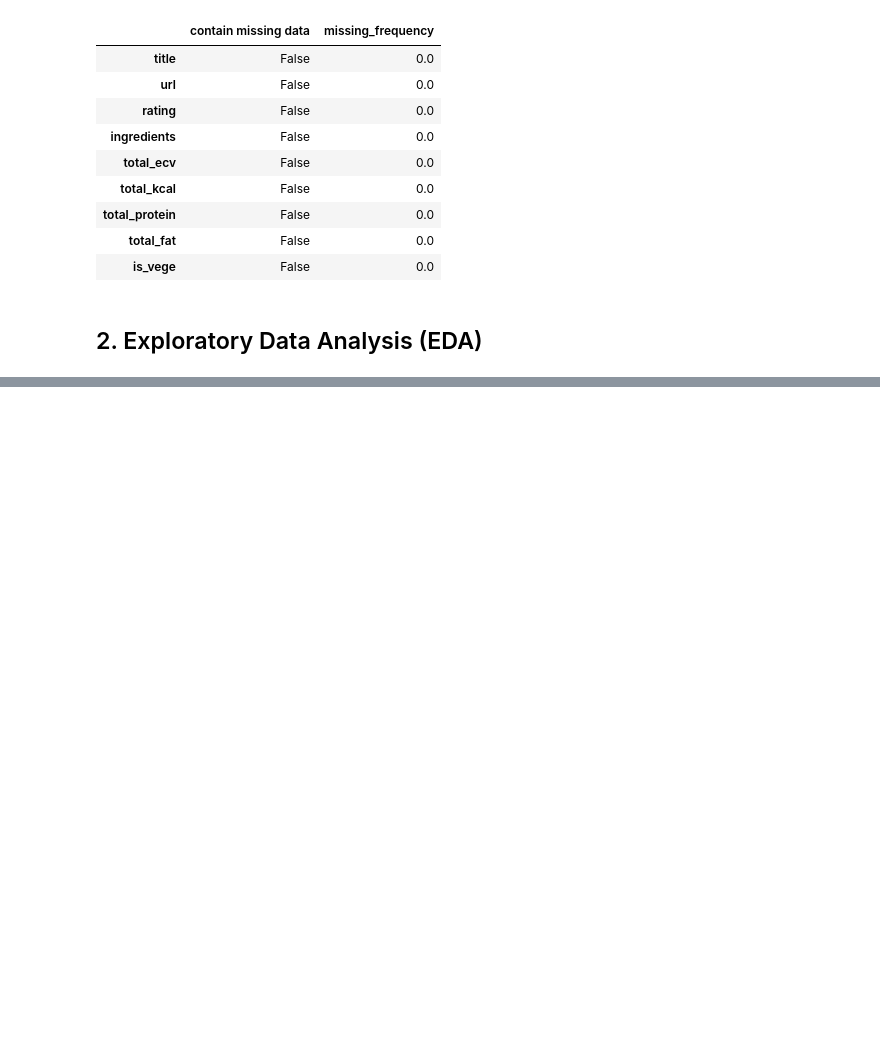
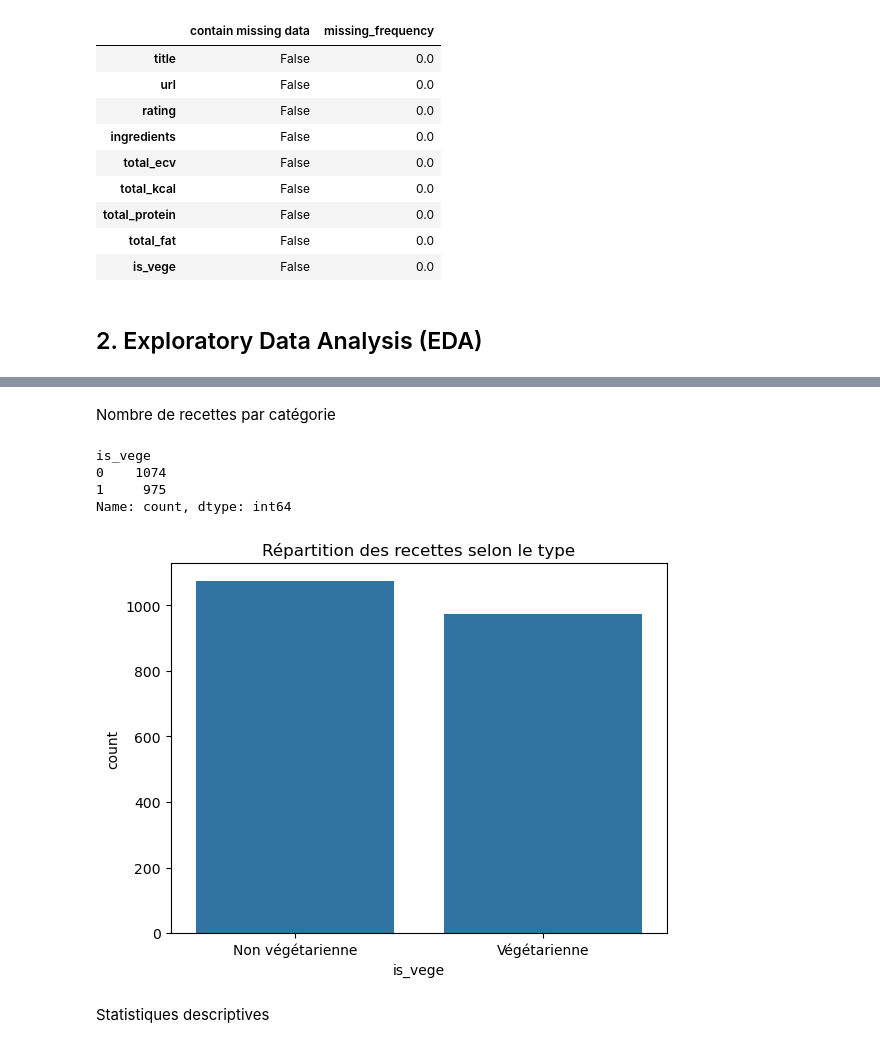
Before and after one commit to SitaraLiang/dalas-eco-recipes, a Jupyter notebook: notebooks/preprocessing.ipynb, the cells around one changed output, grey strips where cells are left out. Saved outputs shown, nothing was run; the diff lists cells and outputs as text; code cells hidden in the pictures; blank space fills up the shorter version.

Commit message:
added EDA and visualization in preprocessing

```diff
--- a/notebooks/preprocessing.ipynb
+++ b/notebooks/preprocessing.ipynb
@@ -77,3 +79,19 @@ dtype: object
 2047    [{'ingredient_name': 'tomates', 'quantity': 20...
 2048    [{'ingredient_name': 'carotte', 'quantity': 15...
 Name: ingredients, Length: 2049, dtype: object
+# %% [markdown]
+Nombre de recettes par catégorie
+# %%
+print(df["is_vege"].value_counts())
+sns.countplot(x="is_vege", data=df)
+plt.xticks([0,1], ["Non végétarienne", "Végétarienne"])
+plt.title("Répartition des recettes selon le type")
+plt.show()
+# %% [output]
+is_vege
+0    1074
+1     975
+Name: count, dtype: int64
+[figure, added]
+# %% [markdown]
+Statistiques descriptives
```
Also changed, not shown: parts of 32 cells of this notebook.
